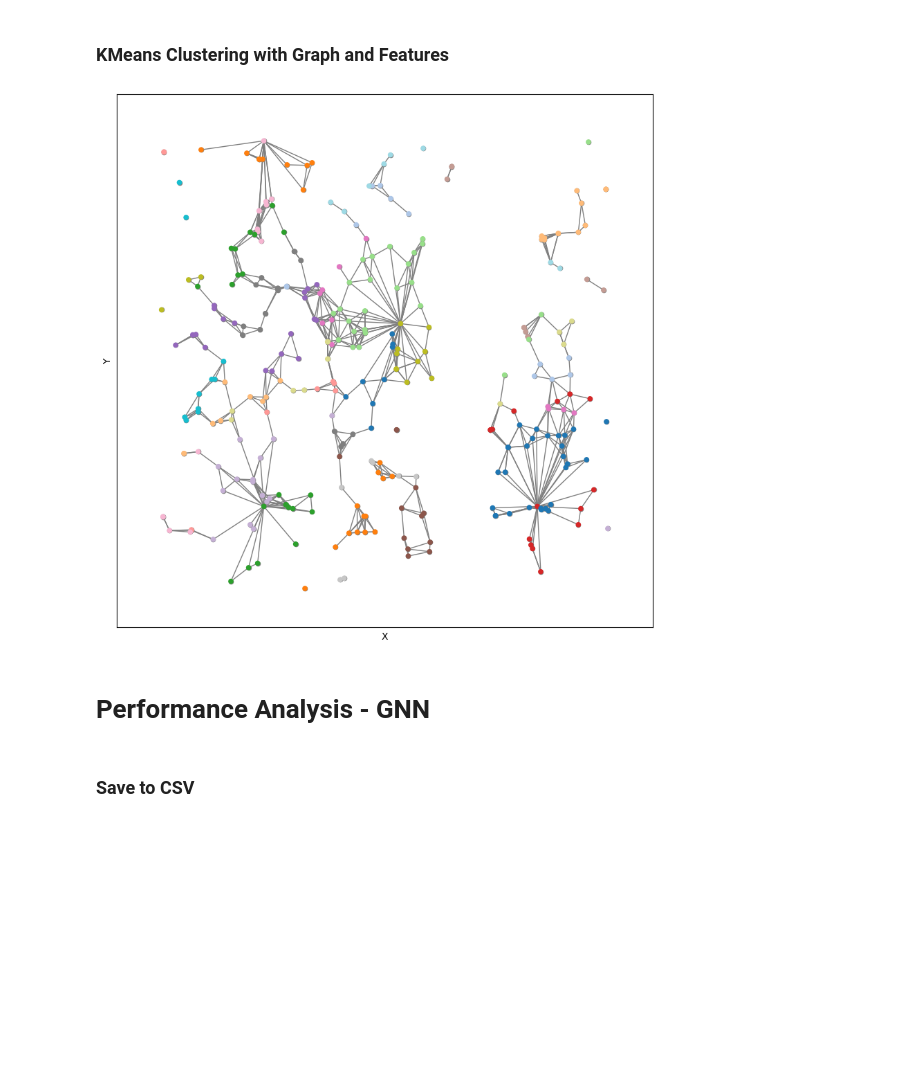
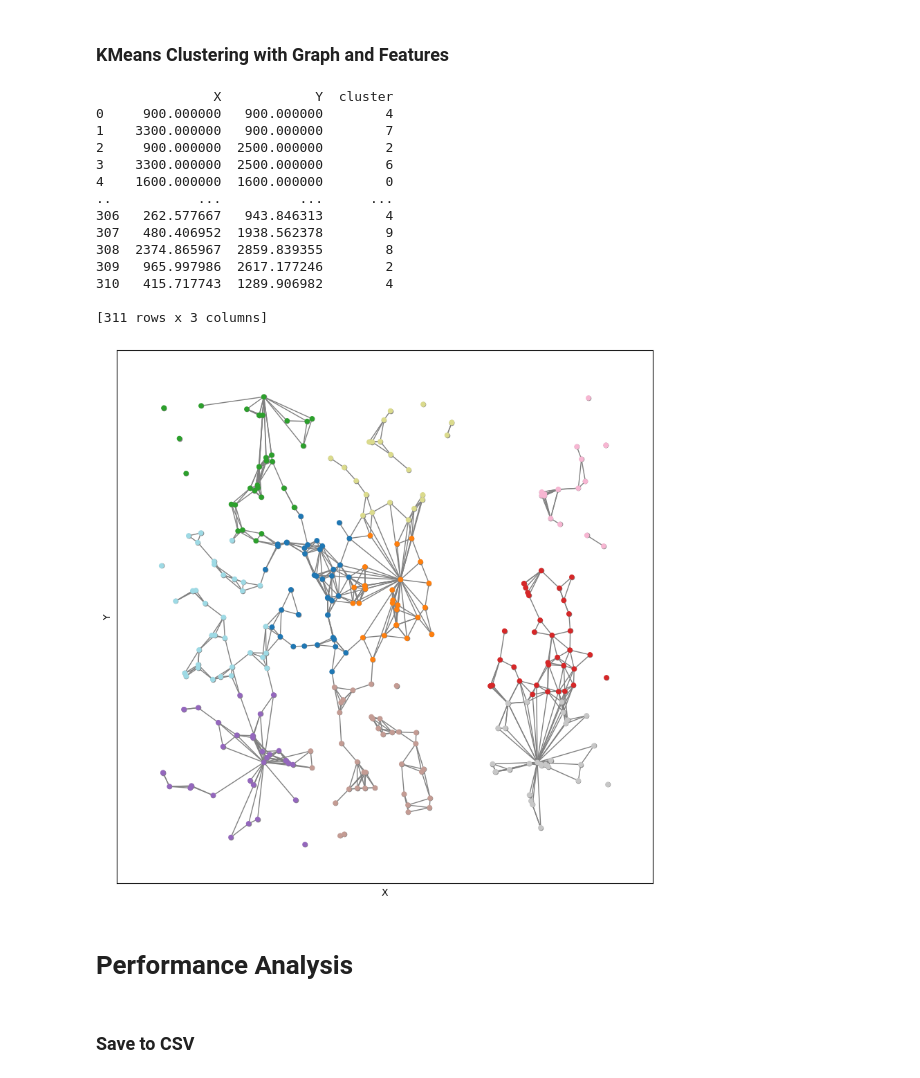
Before and after one commit to jegraham/1-GNN-Clustering, a Jupyter notebook: Simplified_Graham,_Jessica_GAE_Clustering_Phase_1_KMeans.ipynb, the cells around one changed output. Saved outputs shown, nothing was run; the diff lists cells and outputs as text; code cells hidden in the pictures; blank space fills up the shorter version.

Commit message:
Updates on the Performance Analysis

```diff
--- a/Simplified_Graham,_Jessica_GAE_Clustering_Phase_1_KMeans.ipynb
+++ b/Simplified_Graham,_Jessica_GAE_Clustering_Phase_1_KMeans.ipynb
@@ -104,7 +121,7 @@ from google.colab import files
 
 #file_name = next(iter(uploaded))
 
-file_name = 'May 4th Dataset Car and Tower  - Sheet1.csv'
+file_name = 'May 4th Dataset Car and Tower  - Sheet1 (1).csv'
 print(file_name)
 df = pd.read_csv(file_name)
 df = df.reset_index(drop=True)
@@ -124,7 +141,7 @@ May 4th Dataset Car and Tower  - Sheet1.csv
 # Define the root directory where the dataset will be stored
 root = './'
 version = 'v1'
-run_id = 'gnn_1000_k_40_dist_100_transform'
+run_id = 'gnn_1000_k_10_dist_170__500_non_transform'
 
 # File Path
 folder_path = f'./results/{run_id}_{version}/'
@@ -132,9 +149,11 @@ os.makedirs(folder_path, exist_ok=True)
 
 
 # Define the Number of Clusters
-num_clusters = 40
+num_clusters = 10
+K = num_clusters
 clusters = []
 
+num_Infrastructure = 10 #The number of RSU and Towers in the Dataset (always at the start of the dataset)
 max_dist_tower = 500
 max_dist = 170
 
@@ -144,14 +163,15 @@ hidden_channels = 5
 out_channels = 5
 
 # Transform Parameters
-transform_set = True #if features needed to be normalized
+transform_set = False #if features needed to be normalized
 
 # Optimizer Parameters (learning rate)
 learn_rate = 0.001
 
 # Epochs or the number of generation/iterations of the training dataset
 # epoch and n_init refers to the number of times the clustering algorithm will run different initializations
-epochs = 4000
+epochs = 1000
+n = epochs
 
 # Setting up Colours for the test visualizations
 colours_simp = ['blue', 'green', 'purple', 'cyan', 'brown', 'magenta', 'teal','turquoise','coral','indigo', 'gold']
@@ -475,33 +487,60 @@ plt.show()
 # %%
 model.eval()
 with torch.no_grad():
   z = model.encode(data_.x, data_.edge_index)
 
 # Perform KMeans clustering on the latent space (z)
-kmeans = KMeans(n_clusters=num_clusters).fit(z.cpu().detach().numpy())
+z = z.cpu().detach().numpy()
+gnn_kmeans = KMeans(n_clusters=num_clusters, n_init=n).fit(z)
 
-eval_data = test_data
-eval_data = data_
-X = eval_data.x[:,[0,1]].cpu().detach().numpy()
+# eval_data = test_data
+gnn_eval_data = data_
+gnn_X = gnn_eval_data.x[:,[0,1]].cpu().detach().numpy()
 
-G = to_networkx(eval_data)
-G = G.to_undirected()
-node_labels = kmeans.labels_
+
+gnn_df = pd.DataFrame(gnn_X, columns = ['X','Y'])
+gnn_kmeans.fit(gnn_df[['X', 'Y']])
+
+# Adding cluster labels to the DataFrame
+gnn_df_with_cluster = gnn_df.copy(deep=True)
+gnn_df_with_cluster['cluster'] = gnn_kmeans.labels_
+
+gnn_G = to_networkx(gnn_eval_data)
+gnn_G = gnn_G.to_undirected()
+gnn_labels = gnn_kmeans.labels_
+# Find the cluster head indices
+gnn_cluster_centers = gnn_kmeans.cluster_centers_
+
+
+gnn_pos = dict(zip(range(gnn_X[:, 0].size), gnn_X))
 
 ## draw the graph
 fig, ax = plt.subplots(figsize=(10, 10))
-ax.scatter(X[:,0], X[:,1], s=20, color='grey')
-# nx.draw(G, cmap=plt.get_cmap('Set1'), node_color = node_labels,node_size=75,linewidths=6)
-nx.draw_networkx_nodes(G, pos, cmap=plt.get_cmap('tab20'), node_color = node_labels, node_size=20, ax=ax)
-nx.draw_networkx_edges(G, pos, edge_color='grey', ax=ax)
+ax.scatter(gnn_X[:,0], gnn_X[:,1], s=20, color='grey')
+nx.draw_networkx_nodes(gnn_G, gnn_pos, cmap=plt.get_cmap('tab20'), node_color = gnn_labels, node_size=20, ax=ax)
+nx.draw_networkx_edges(gnn_G, gnn_pos, edge_color='grey', ax=ax)
 ax.set_xlabel('X')
 ax.set_ylabel('Y')
 plt.savefig(f'{folder_path}{run_id}_{version}-kmeans-cluster-node-features-gnn', format='eps', dpi=300)
 plt.show()
 # %% [output]
+               X            Y  cluster
+0     900.000000   900.000000        4
+1    3300.000000   900.000000        7
+2     900.000000  2500.000000        2
+3    3300.000000  2500.000000        6
+4    1600.000000  1600.000000        0
+..           ...          ...      ...
+306   262.577667   943.846313        4
+307   480.406952  1938.562378        9
+308  2374.865967  2859.839355        8
+309   965.997986  2617.177246        2
+310   415.717743  1289.906982        4
+
+[311 rows x 3 columns]
-[figure, old version]
+[figure, new version]
 # %% [markdown]
-# Performance Analysis - GNN
+# Performance Analysis
 # %% [markdown]
 ### Save to CSV
 # %%
```
Also changed, not shown: parts of 64 cells of this notebook.
